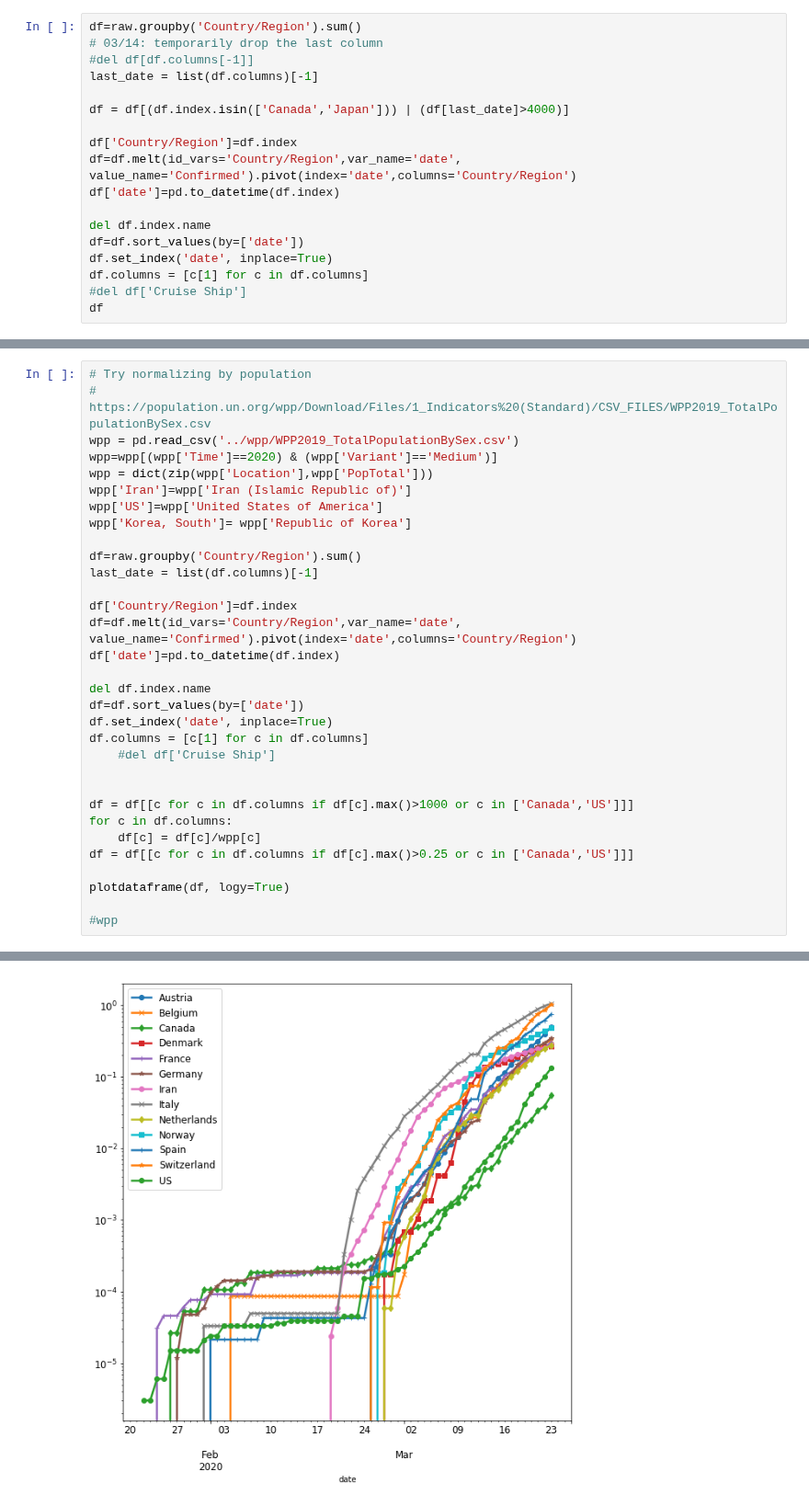
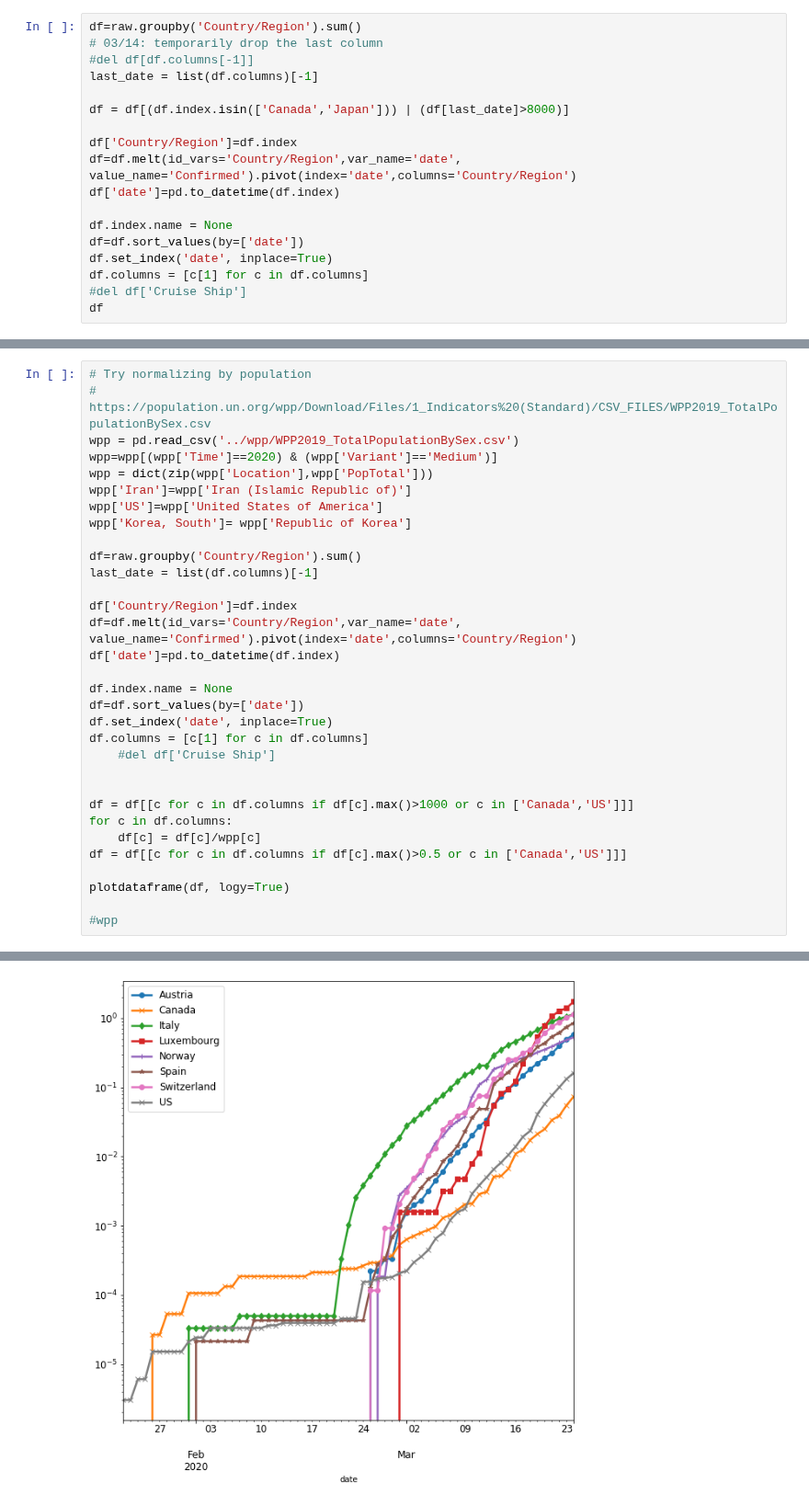
Before and after one commit to simra/COVID-19, a Jupyter notebook: notebooks/COVID-19 Plots.ipynb, the cells around one changed output, grey strips where cells are left out. Shown at 92% size. Cells and saved outputs as stored; diff of their text form.

```diff
--- a/notebooks/COVID-19 Plots.ipynb
+++ b/notebooks/COVID-19 Plots.ipynb
@@ -38,13 +35,13 @@ df=raw.groupby('Country/Region').sum()
 #del df[df.columns[-1]]
 last_date = list(df.columns)[-1]
 
-df = df[(df.index.isin(['Canada','Japan'])) | (df[last_date]>4000)]
+df = df[(df.index.isin(['Canada','Japan'])) | (df[last_date]>8000)]
 
 df['Country/Region']=df.index
 df=df.melt(id_vars='Country/Region',var_name='date', value_name='Confirmed').pivot(index='date',columns='Country/Region')
 df['date']=pd.to_datetime(df.index)
 
-del df.index.name
+df.index.name = None
 df=df.sort_values(by=['date'])
 df.set_index('date', inplace=True)
 df.columns = [c[1] for c in df.columns]
@@ -466,36 +443,36 @@ df
 # https://population.un.org/wpp/Download/Files/1_Indicators%20(Standard)/CSV_FILES/WPP2019_TotalPopulationBySex.csv
 wpp = pd.read_csv('../wpp/WPP2019_TotalPopulationBySex.csv')
 wpp=wpp[(wpp['Time']==2020) & (wpp['Variant']=='Medium')]
 wpp = dict(zip(wpp['Location'],wpp['PopTotal']))
 wpp['Iran']=wpp['Iran (Islamic Republic of)']
 wpp['US']=wpp['United States of America']
 wpp['Korea, South']= wpp['Republic of Korea']
 
 df=raw.groupby('Country/Region').sum()
 last_date = list(df.columns)[-1]
 
 df['Country/Region']=df.index
 df=df.melt(id_vars='Country/Region',var_name='date', value_name='Confirmed').pivot(index='date',columns='Country/Region')
 df['date']=pd.to_datetime(df.index)
 
-del df.index.name
+df.index.name = None
 df=df.sort_values(by=['date'])
 df.set_index('date', inplace=True)
 df.columns = [c[1] for c in df.columns]
     #del df['Cruise Ship']
 
 
 df = df[[c for c in df.columns if df[c].max()>1000 or c in ['Canada','US']]]
 for c in df.columns:
     df[c] = df[c]/wpp[c]
-df = df[[c for c in df.columns if df[c].max()>0.25 or c in ['Canada','US']]]
+df = df[[c for c in df.columns if df[c].max()>0.5 or c in ['Canada','US']]]
 
 plotdataframe(df, logy=True)
 
 #wpp
 # %% [output]
 <matplotlib.axes._subplots.AxesSubplot at 0x...>
-[figure, old version]
+[figure, new version]
 # %%
 maxDate = max(df.index)
 threshold = 1e-3
```
Also changed, not shown: parts of 20 cells of this notebook, 4 other files.
